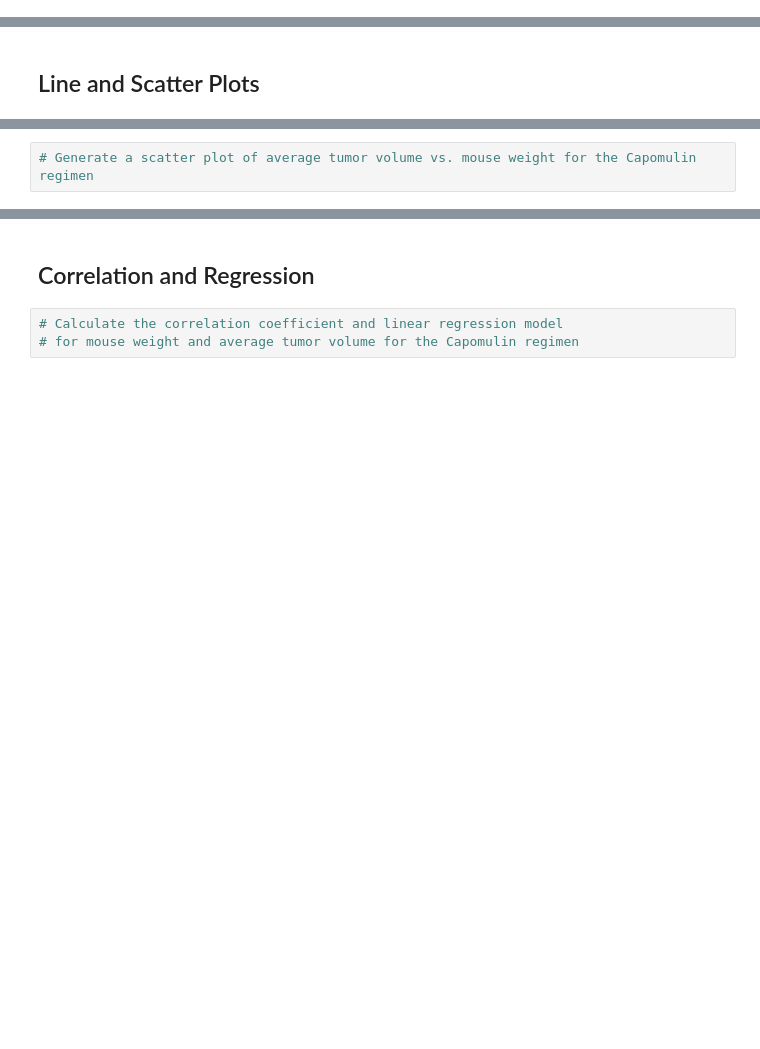
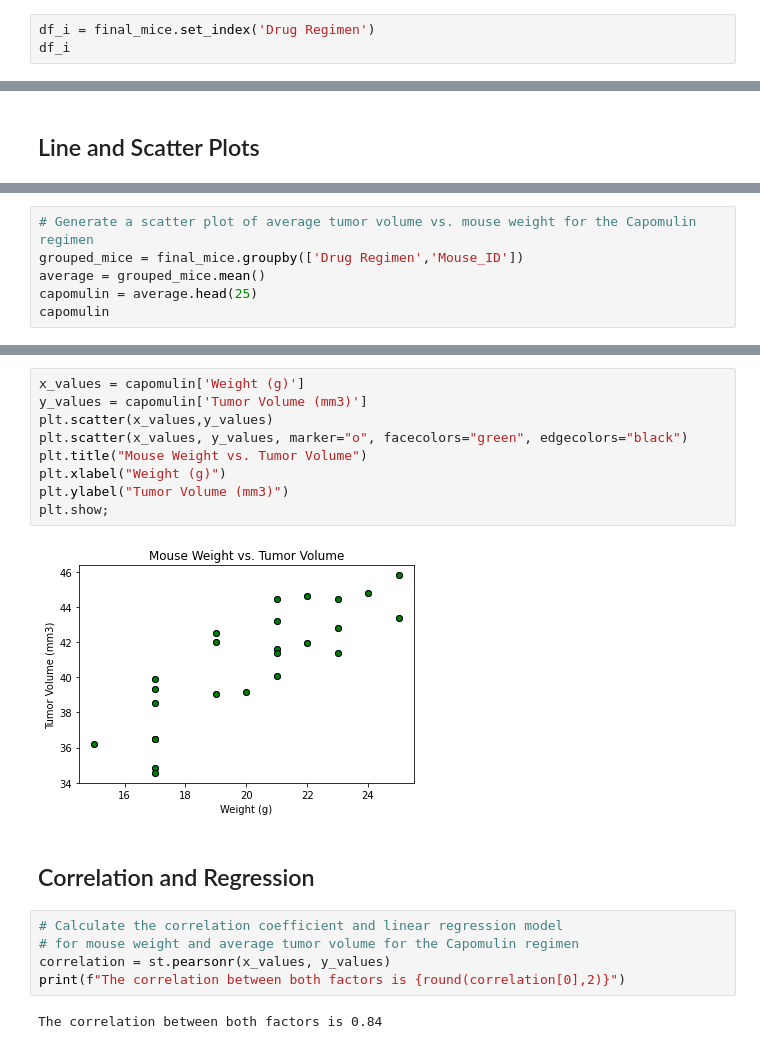
Before and after one commit to terrilvallikalam/Matplotlib-Challenge, a Jupyter notebook: pymaceuticals_starter.ipynb, the cells around one changed output, grey strips where cells are left out. Saved outputs shown, nothing was run; the diff lists cells and outputs as text; blank space fills up the shorter version.

```diff
--- a/pymaceuticals_starter.ipynb
+++ b/pymaceuticals_starter.ipynb
@@ -339,2 +333,5 @@ final_mice.Sex.count()
 # %% [markdown]
 ## Quartiles, Outliers and Boxplots
+# %%
+df_i = final_mice.set_index('Drug Regimen')
+df_i
@@ -372,2 +551,6 @@ final_mice.Sex.count()
 # %%
 # Generate a scatter plot of average tumor volume vs. mouse weight for the Capomulin regimen
+grouped_mice = final_mice.groupby(['Drug Regimen','Mouse_ID'])
+average = grouped_mice.mean()
+capomulin = average.head(25)
+capomulin
@@ -374,5 +576,20 @@ final_mice.Sex.count()
+# %%
+x_values = capomulin['Weight (g)']
+y_values = capomulin['Tumor Volume (mm3)']
+plt.scatter(x_values,y_values)
+plt.scatter(x_values, y_values, marker="o", facecolors="green", edgecolors="black")
+plt.title("Mouse Weight vs. Tumor Volume")
+plt.xlabel("Weight (g)")
+plt.ylabel("Tumor Volume (mm3)")
+plt.show;
+# %% [output]
+[figure, added]
 # %% [markdown]
 ## Correlation and Regression
 # %%
 # Calculate the correlation coefficient and linear regression model
 # for mouse weight and average tumor volume for the Capomulin regimen
+correlation = st.pearsonr(x_values, y_values)
+print(f"The correlation between both factors is {round(correlation[0],2)}")
+# %% [output]
+The correlation between both factors is 0.84
```
Also changed, not shown: parts of 22 cells of this notebook.
